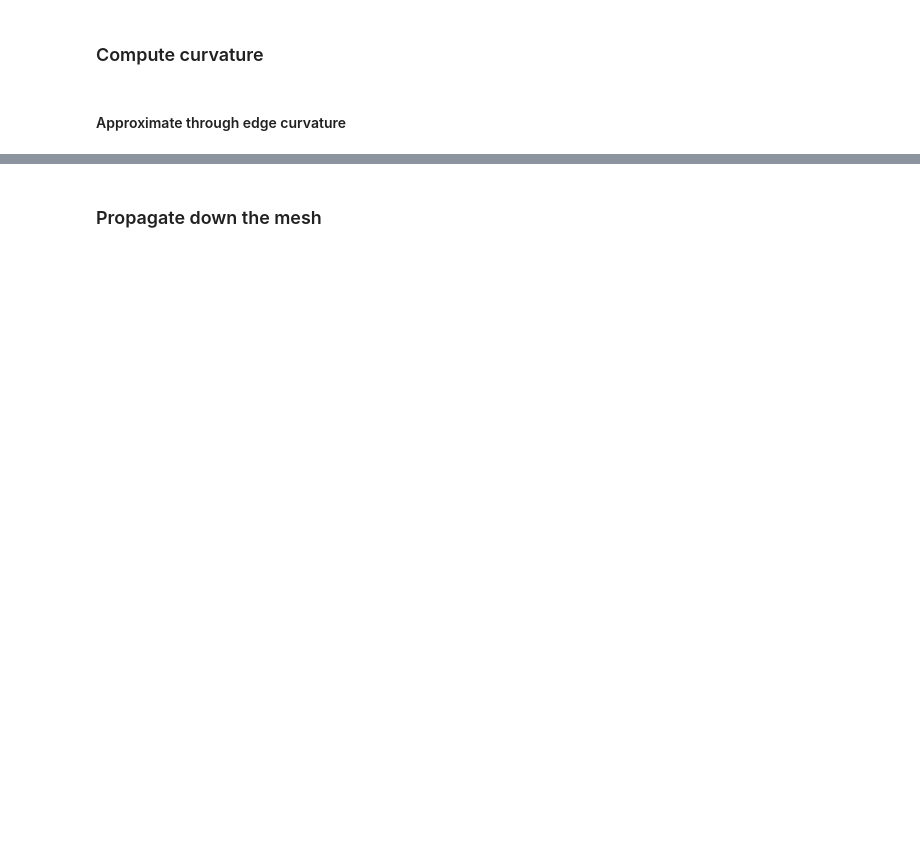
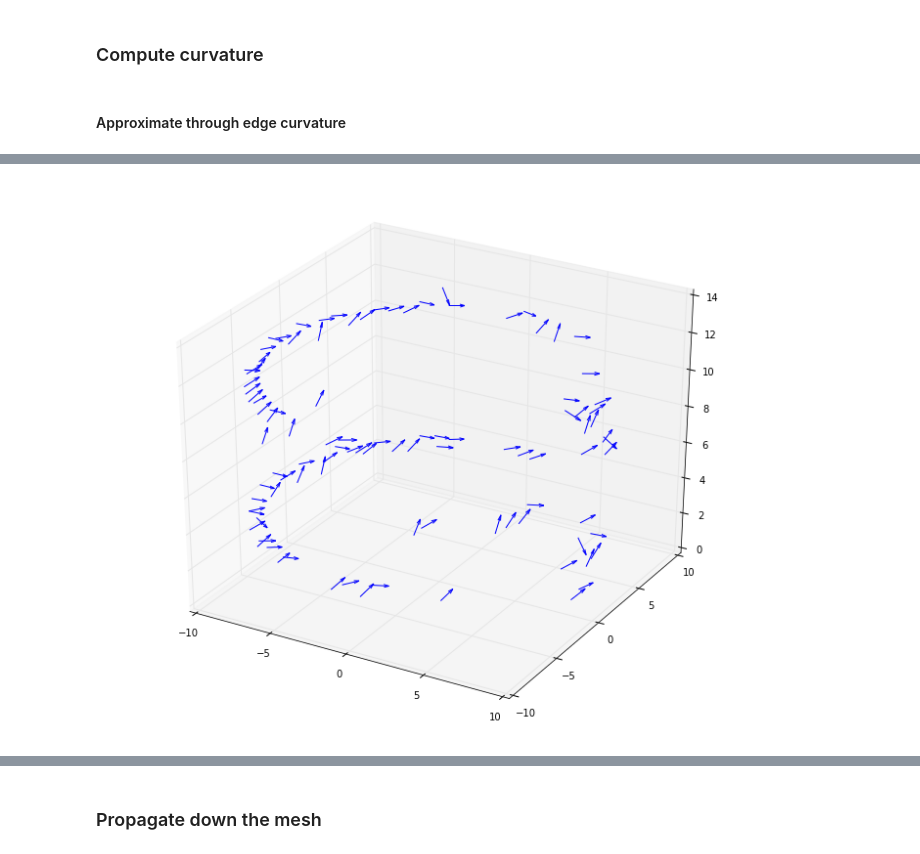
Before and after one commit to dnkrtz/hexmachina, a Jupyter notebook: notebooks/AllHex_Dery.ipynb, the cells around one changed output, grey strips where cells are left out. Cells and saved outputs as stored; diff of their text form; code cells hidden in the pictures; blank space fills up the shorter version.

```diff
--- a/notebooks/AllHex_Dery.ipynb
+++ b/notebooks/AllHex_Dery.ipynb
@@ -288,0 +324,22 @@ matrix([[ 0.85065079,  0.        ,  0.        ],
+# %%
+from mpl_toolkits.mplot3d import proj3d
+import mpl_toolkits.mplot3d as a3
+from mpl_toolkits.mplot3d import Axes3D
+import matplotlib.pyplot as plt
+
+fig = plt.figure(num=None, figsize=(12, 10), dpi=80)
+ax = fig.add_subplot(111, projection='3d')
+
+for i, v in enumerate(list(dedup_vertices)[200:300]):
+    i = int(i)
+    v = int(v)
+    #maxc = [max_curv[i][0,0], max_curv[i][1,1], max_curv[i][2,2]]
+    minc = [min_curv[i][0,0], min_curv[i][1,1], min_curv[i][2,2]]
+    #ax.quiver(tet_mesh.points[v][0], tet_mesh.points[v][1], tet_mesh.points[v][2], maxc[0], maxc[1], maxc[2])
+    ax.quiver(tet_mesh.points[v][0], tet_mesh.points[v][1], tet_mesh.points[v][2], minc[0], minc[1], minc[2])
+
+#drawmesh()
+
+plt.show()
+# %% [output]
+[figure, added]
```
Also changed, not shown: parts of 12 cells of this notebook.
